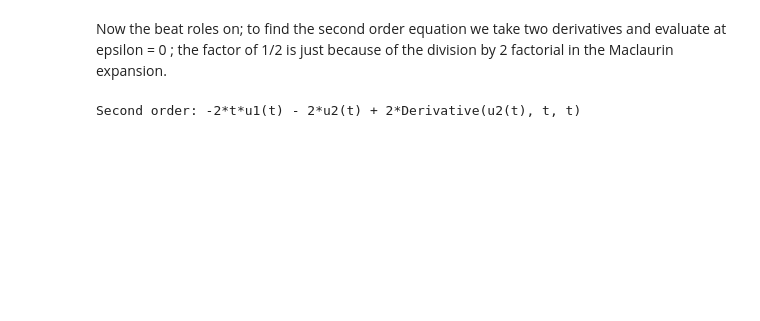
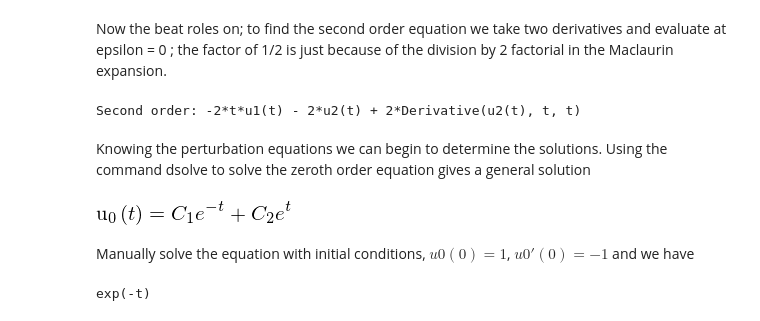
Before and after one commit to woonchin/MyPythonNote, a Jupyter notebook: myseries.ipynb, the cells around one changed output. Drawn from its saved outputs; the diff is of its cells as text; code cells hidden in the pictures; blank space fills up the shorter version.

```diff
--- a/myseries.ipynb
+++ b/myseries.ipynb
@@ -190,3 +194,20 @@ eqp2 = diff(eqpert,eps,eps).subs(eps,0)
 print "Second order:",eqp2
 # %% [output]
 Second order: -2*t*u1(t) - 2*u2(t) + 2*Derivative(u2(t), t, t)
+# %% [markdown]
+Knowing the perturbation equations we can begin to determine the solutions. Using the command dsolve to solve the zeroth order equation gives a general solution
+# %%
+from sympy import dsolve
+dsolve(eqp0,u0(t))
+# %% [output]
+[figure, added]
+# %% [markdown]
+Manually solve the equation with initial conditions, $u0(0)=1$, $u0'(0)=-1$ and we have
+# %%
+C1,C2 = symbols('C1 C2')
+u0g = C1*exp(t) + C2*exp(-t)
+coef=solve([Eq(u0g.subs(t,0),1),Eq(diff(u0g,t).subs(t,0),-1)],[C1,C2])
+u0sol = u0g.subs([(C1,coef.get(C1)),(C2,coef.get(C2))])
+print u0sol
+# %% [output]
+exp(-t)
```
Also changed, not shown: parts of 17 cells of this notebook.
